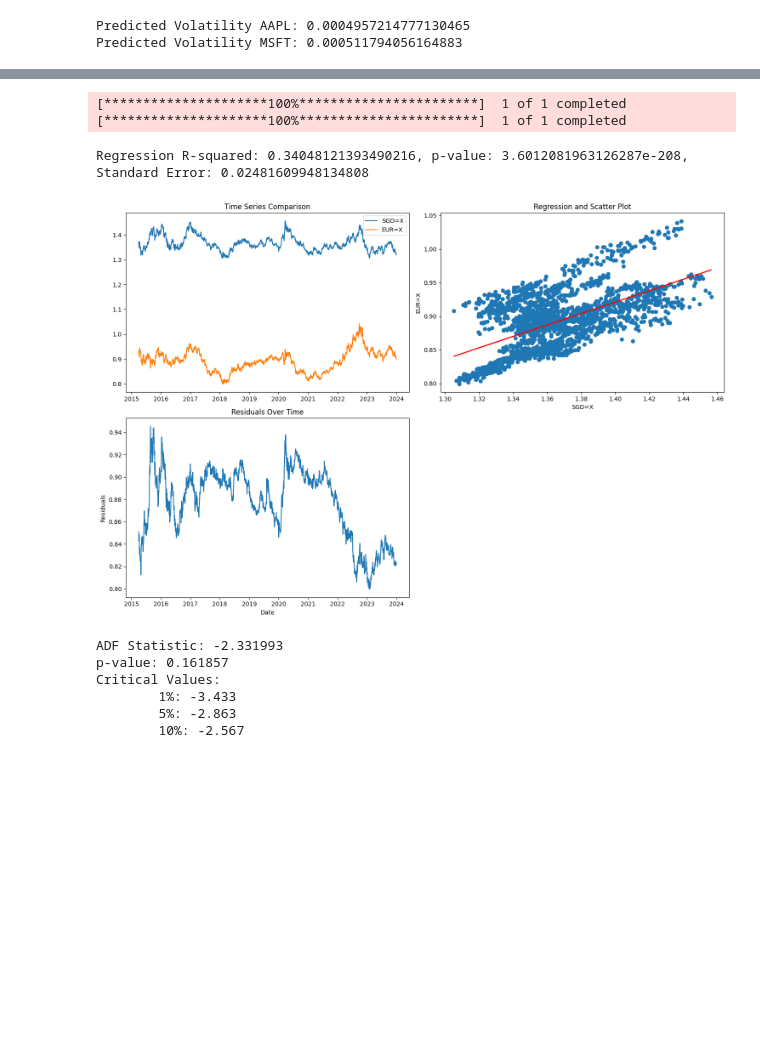
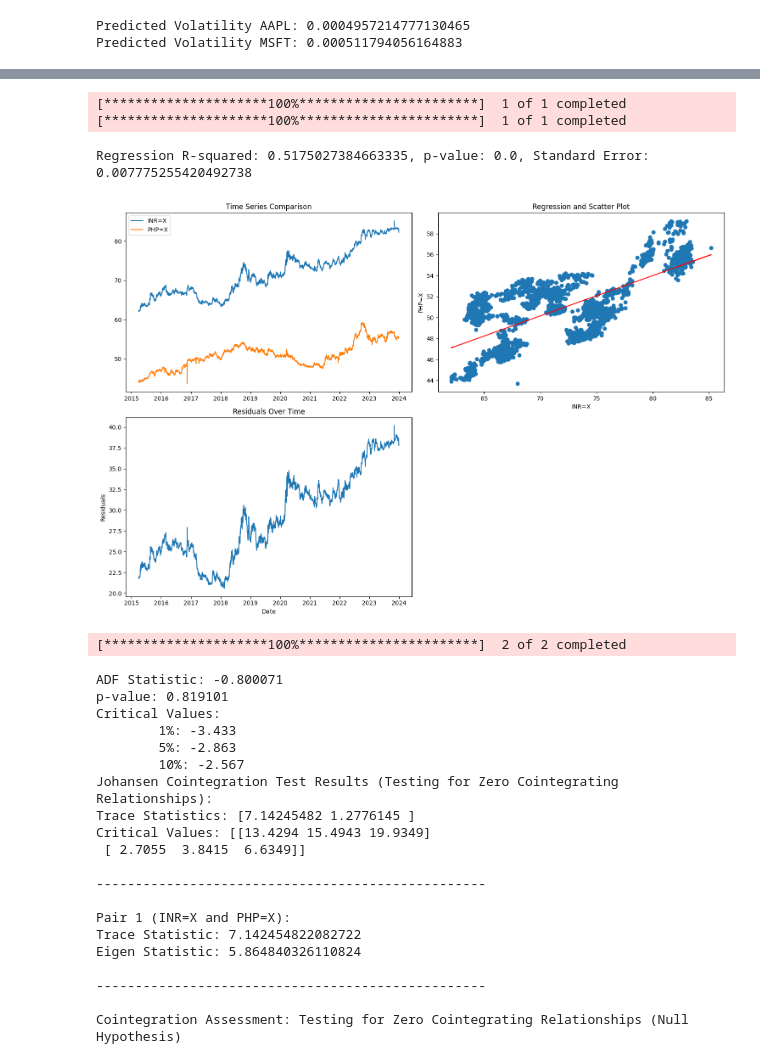
Before and after one commit to BienBienBuen/Quant-project, a Jupyter notebook: notes.ipynb, the cells around one changed output, grey strips where cells are left out. Cells and saved outputs as stored; diff of their text form; code cells hidden in the pictures; blank space fills up the shorter version.

```diff
--- a/notes.ipynb
+++ b/notes.ipynb
@@ -134,7 +134,7 @@ tick_list = ['EUR=X','GBP=X', 'JPY=X', 'CNY=X', 'HKD=X', 'SGD=X', 'INR=X', 'MXN=
 
 if __name__ == '__main__':
     start_date = datetime.datetime(2012,1,1)
-    end_date = datetime.datetime(2019,12,31)
+    end_date = datetime.datetime(2023,12,31)
 
     for i in tick_list:
         for j in tick_list:
@@ -187,8 +185,8 @@ if __name__ == '__main__':
     start_date = datetime.datetime(2015, 1,1)
     end_date = datetime.datetime(2024,6,1)
 
-    pair1 = download_data('PHP=X', start_date, end_date)
-    pair2 = download_data('INR=X', start_date, end_date)
+    pair1 = download_data('SGD=X', start_date, end_date)
+    pair2 = download_data('EUR=X', start_date, end_date)
 
     plot_pairs(pair1, pair2)
     plt.scatter(pair1.values, pair2.values)
@@ -246,6 +244,6 @@ if __name__ == "__main__":
     start_date = datetime.datetime(2015, 1, 1)
     end_date = datetime.datetime(2024, 6, 1)
 
-    ticker_list = ['PHP=X', 'INR=X']
+    ticker_list = ['SGD=X', 'EUR=X']
     johansen(start_date, end_date, ticker_list)
 # %% [output]
@@ -259,6 +257,7 @@ import matplotlib.pyplot as plt
 import pandas as pd
 from scipy.stats import linregress
 from statsmodels.tsa.stattools import adfuller
+from statsmodels.tsa.vector_ar.vecm import coint_johansen
 
 def download_data(stock, start, end):
     try:
@@ -299,40 +298,91 @@ def create_dashboard(data1, data2, residuals, slope, intercept, label1, label2):
     plt.ylabel(label2)
     plt.title('Regression and Scatter Plot')
 
     # Residuals Plot
     plt.subplot(2, 2, 3)
     plt.plot(residuals)
     plt.title('Residuals Over Time')
     plt.xlabel('Date')
     plt.ylabel('Residuals')
 
     plt.tight_layout()
     plt.show()
 
+def Johansen(begin, stop, stock_list):
+    data = yf.download(stock_list, start=begin, end=stop)['Adj Close']
+
+    # Perform the Johansen Cointegration Test with a specified number of zero
+    specified_number = 0  # Testing for zero cointegrating relationships
+    coint_test_result = coint_johansen(data, specified_number, 1)
+
+    # Extract the trace statistics and eigen statistics
+    trace_stats = coint_test_result.lr1
+    eigen_stats = coint_test_result.lr2
+
+    # Print the test results
+    print("Johansen Cointegration Test Results (Testing for Zero Cointegrating Relationships):")
+    print(f"Trace Statistics: {coint_test_result.lr1}")
+    print(f"Critical Values: {coint_test_result.cvt}")
+
+    # Define stock pairs
+    stock_pairs = [('INR=X', 'PHP=X')]
+
+    # Separate the output sections
+    print("\n" + "-" * 50 + "\n")
+
+    # Interpret the results for each pair
+    for i, (stock1, stock2) in enumerate(stock_pairs):
+        trace_statistic = trace_stats[i]
+        eigen_statistic = eigen_stats[i]
+        print(f"Pair {i + 1} ({stock1} and {stock2}):")
+        print(f"Trace Statistic: {trace_statistic}")
+        print(f"Eigen Statistic: {eigen_statistic}")
+        print("\n" + "-" * 50 + "\n")
+
+    # Determine cointegration based on critical values or other criteria
+    # Add your cointegration assessment logic here
+    print("Cointegration Assessment: Testing for Zero Cointegrating Relationships (Null Hypothesis)\n")
+
 if __name__ == '__main__':
     start_date = datetime.datetime(2015, 4, 1)
     end_date = datetime.datetime(2023, 12, 31)
 
-    stock1 = 'SGD=X'
-    stock2 = 'EUR=X'
+    stock1 = 'INR=X'
+    stock2 = 'PHP=X'
 
     data1 = download_data(stock1, start_date, end_date)
     data2 = download_data(stock2, start_date, end_date)
 
     if not data1.empty and not data2.empty:
         residuals, slope, intercept, r_value, p_value, std_err = perform_regression(data1, data2)
         print(f"Regression R-squared: {r_value**2}, p-value: {p_value}, Standard Error: {std_err}")
 
         create_dashboard(data1['price'], data2['price'], residuals, slope, intercept, stock1, stock2)
         test_stationarity(residuals)
+        Johansen(start_date, end_date, [stock1, stock2])
 # %% [output]
 [*********************100%***********************]  1 of 1 completed
 [*********************100%***********************]  1 of 1 completed
-Regression R-squared: 0.34048121393490216, p-value: 3.6012081963126287e-208, Standard Error: 0.02481609948134808
+Regression R-squared: 0.5175027384663335, p-value: 0.0, Standard Error: 0.007775255420492738
-[figure, old version]
+[figure, new version]
-ADF Statistic: -2.331993
-p-value: 0.161857
-Critical Values:
-        1%: -3.433
-        5%: -2.863
-        10%: -2.567
+[*********************100%***********************]  2 of 2 completed
+ADF Statistic: -0.800071
+p-value: 0.819101
+Critical Values:
+        1%: -3.433
+        5%: -2.863
+        10%: -2.567
+Johansen Cointegration Test Results (Testing for Zero Cointegrating Relationships):
+Trace Statistics: [7.14245482 1.2776145 ]
+Critical Values: [[13.4294 15.4943 19.9349]
+ [ 2.7055  3.8415  6.6349]]
+
+--------------------------------------------------
+
+Pair 1 (INR=X and PHP=X):
+Trace Statistic: 7.142454822082722
+Eigen Statistic: 5.864840326110824
+
+--------------------------------------------------
+
+Cointegration Assessment: Testing for Zero Cointegrating Relationships (Null Hypothesis)
```
Also changed, not shown: parts of 3 cells of this notebook.
